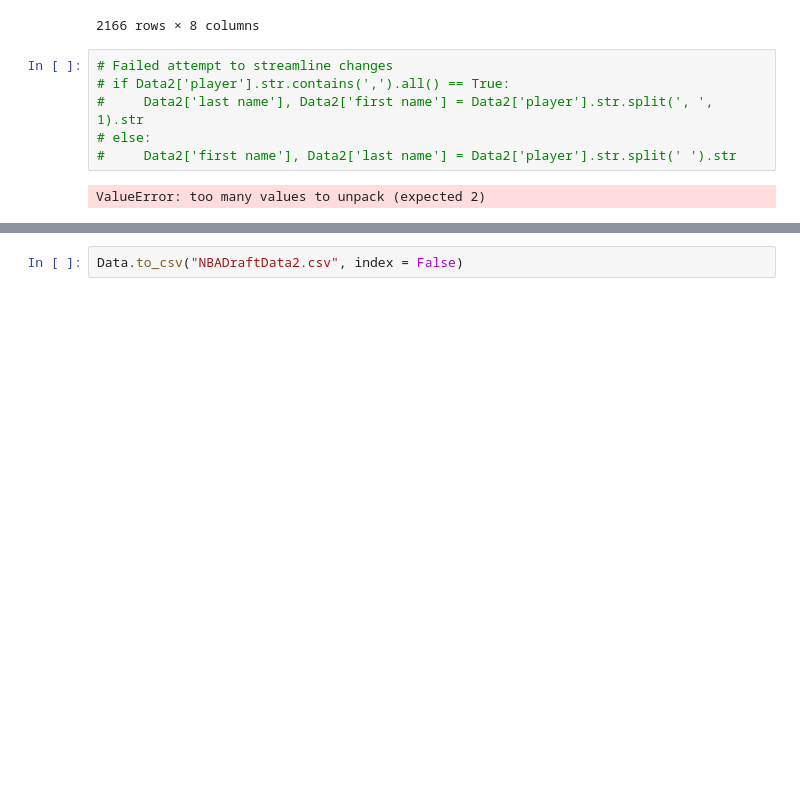
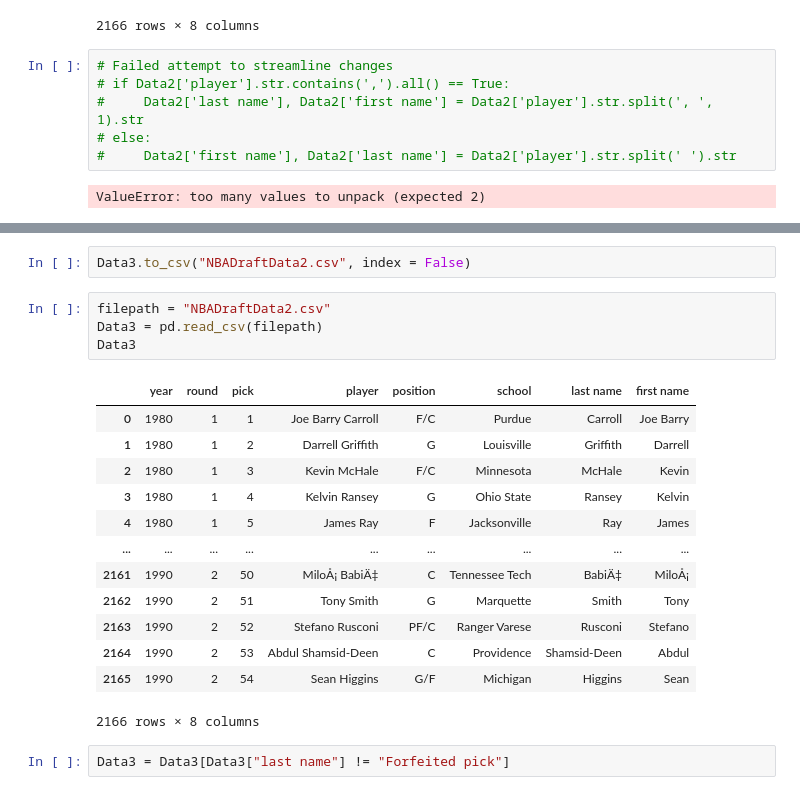
Before and after one commit to NotkerNotker/ETL-Pros, a Jupyter notebook: Draft_Data.ipynb, the cells around one changed output, grey strips where cells are left out. Saved outputs shown, nothing was run; the diff lists cells and outputs as text; blank space fills up the shorter version.

```diff
--- a/Draft_Data.ipynb
+++ b/Draft_Data.ipynb
@@ -148,2 +155,22 @@ Data
 # %%
-Data.to_csv("NBADraftData2.csv", index = False)
+Data3.to_csv("NBADraftData2.csv", index = False)
+# %%
+filepath = "NBADraftData2.csv"
+Data3 = pd.read_csv(filepath)
+Data3
+# %% [output]
+|  | year | round | pick | player | position | school | last name | first name |
+| 0 | 1980 | 1 | 1 | Joe Barry Carroll | F/C | Purdue | Carroll | Joe Barry |
+| 1 | 1980 | 1 | 2 | Darrell Griffith | G | Louisville | Griffith | Darrell |
+| 2 | 1980 | 1 | 3 | Kevin McHale | F/C | Minnesota | McHale | Kevin |
+| 3 | 1980 | 1 | 4 | Kelvin Ransey | G | Ohio State | Ransey | Kelvin |
+| 4 | 1980 | 1 | 5 | James Ray | F | Jacksonville | Ray | James |
+| ... | ... | ... | ... | ... | ... | ... | ... | ... |
+| 2161 | 1990 | 2 | 50 | MiloÅ¡ BabiÄ‡ | C | Tennessee Tech | BabiÄ‡ | MiloÅ¡ |
+| 2162 | 1990 | 2 | 51 | Tony Smith | G | Marquette | Smith | Tony |
+| 2163 | 1990 | 2 | 52 | Stefano Rusconi | PF/C | Ranger Varese | Rusconi | Stefano |
+| 2164 | 1990 | 2 | 53 | Abdul Shamsid-Deen | C | Providence | Shamsid-Deen | Abdul |
+| 2165 | 1990 | 2 | 54 | Sean Higgins | G/F | Michigan | Higgins | Sean |
+2166 rows × 8 columns
+# %%
+Data3 = Data3[Data3["last name"] != "Forfeited pick"]
```
Also changed, not shown: parts of 5 cells of this notebook, 2 other files.
